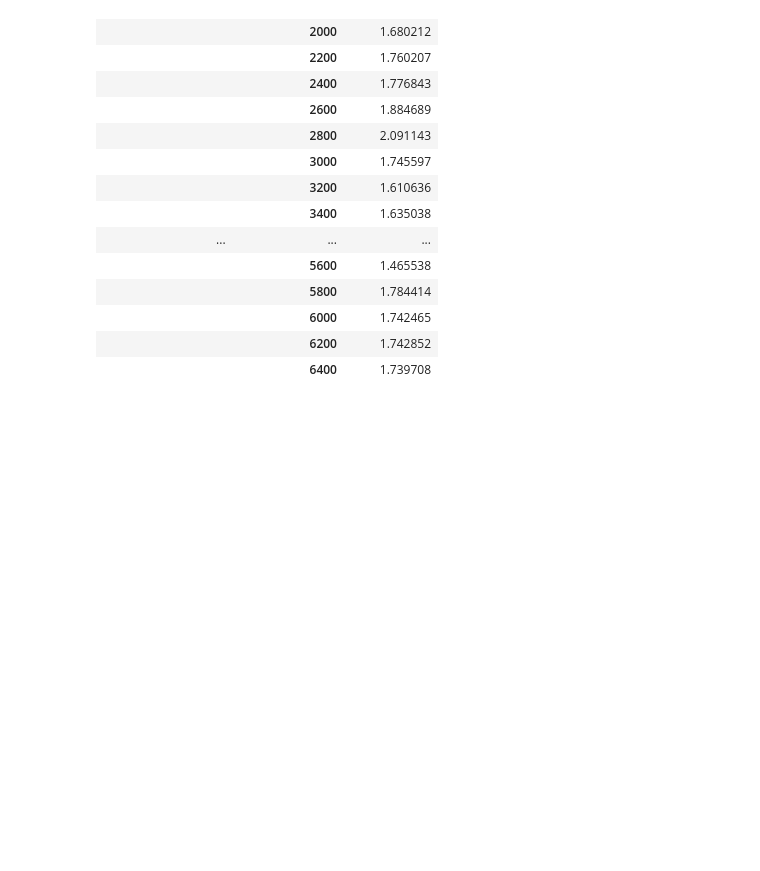
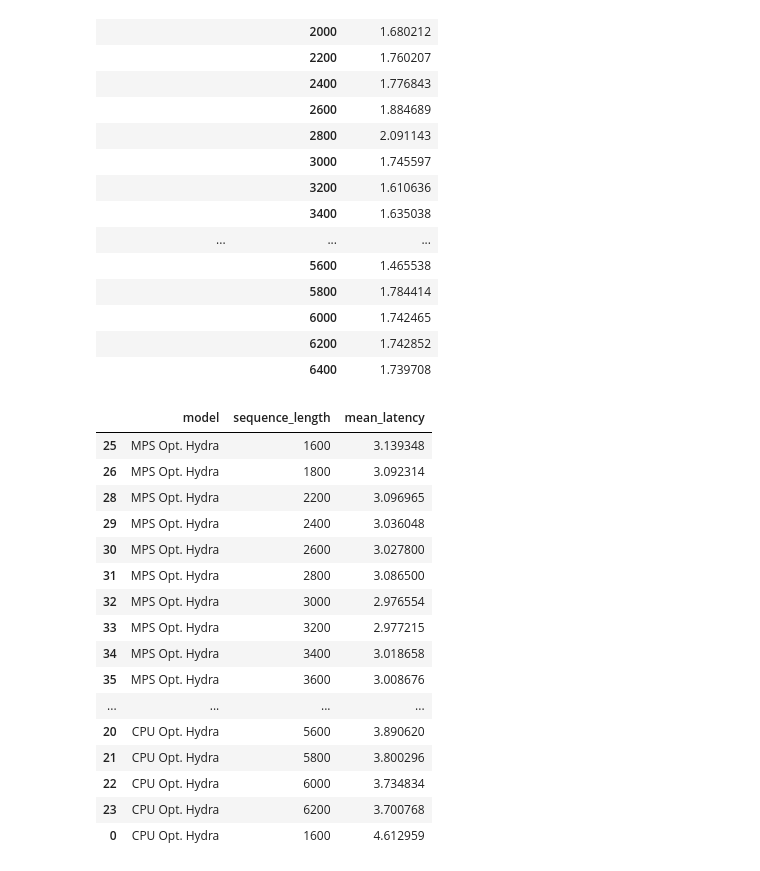
Before and after one commit to philiplynch01/ts_assignment, a Jupyter notebook: experiments/results/eda/optimal_seq_length.ipynb, the cells around one changed output. Saved outputs shown, nothing was run; the diff lists cells and outputs as text; code cells hidden in the pictures; blank space fills up the shorter version.

```diff
--- a/experiments/results/eda/optimal_seq_length.ipynb
+++ b/experiments/results/eda/optimal_seq_length.ipynb
@@ -79,0 +123,20 @@ optimal_seq_len.groupby(["model", "sequence_length"]).agg(
+# %%
+plot_df
+# %% [output]
+|  | model | sequence_length | mean_latency |
+| 25 | MPS Opt. Hydra | 1600 | 3.139348 |
+| 26 | MPS Opt. Hydra | 1800 | 3.092314 |
+| 28 | MPS Opt. Hydra | 2200 | 3.096965 |
+| 29 | MPS Opt. Hydra | 2400 | 3.036048 |
+| 30 | MPS Opt. Hydra | 2600 | 3.027800 |
+| 31 | MPS Opt. Hydra | 2800 | 3.086500 |
+| 32 | MPS Opt. Hydra | 3000 | 2.976554 |
+| 33 | MPS Opt. Hydra | 3200 | 2.977215 |
+| 34 | MPS Opt. Hydra | 3400 | 3.018658 |
+| 35 | MPS Opt. Hydra | 3600 | 3.008676 |
+| ... | ... | ... | ... |
+| 20 | CPU Opt. Hydra | 5600 | 3.890620 |
+| 21 | CPU Opt. Hydra | 5800 | 3.800296 |
+| 22 | CPU Opt. Hydra | 6000 | 3.734834 |
+| 23 | CPU Opt. Hydra | 6200 | 3.700768 |
+| 0 | CPU Opt. Hydra | 1600 | 4.612959 |
```
Also changed, not shown: parts of 8 cells of this notebook, 8 other files.
